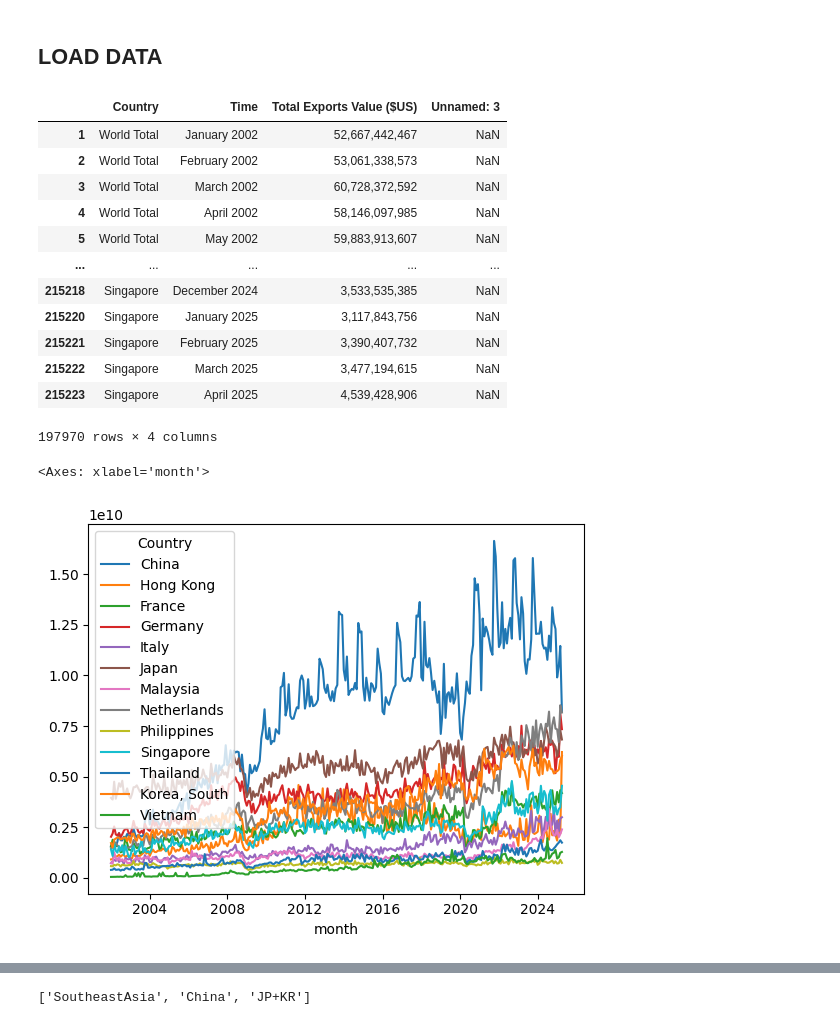
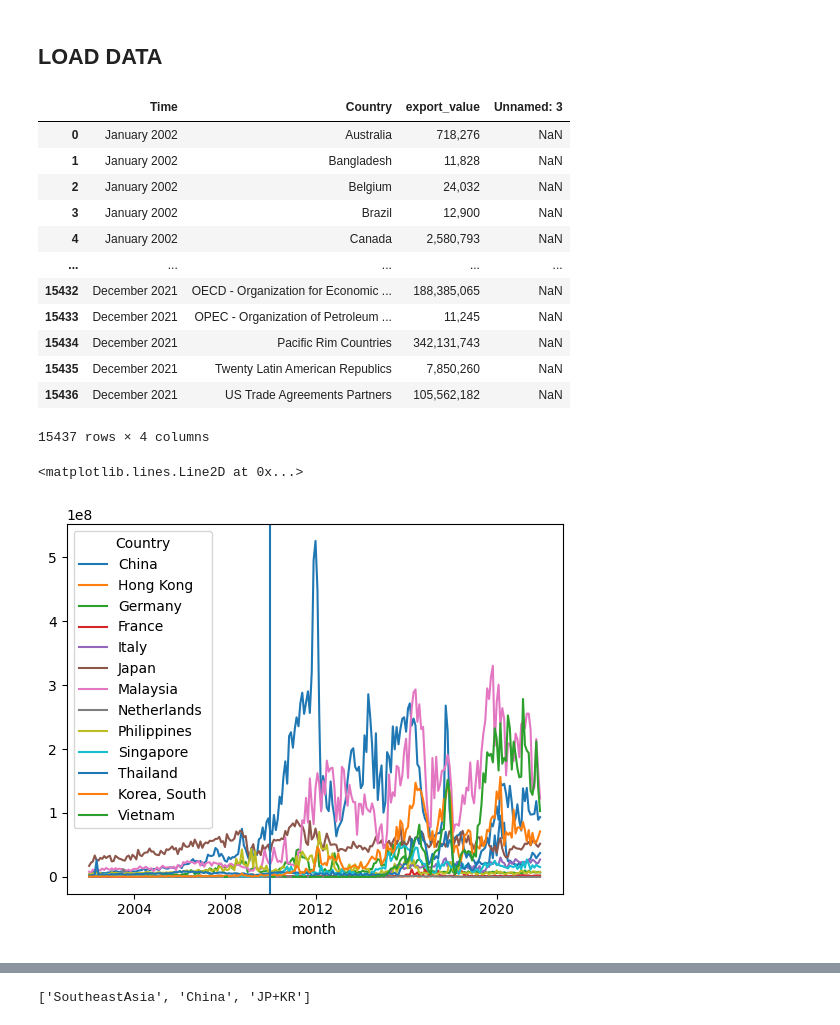
Before and after one commit to LeonardoPolverari/simulation_project, a Jupyter notebook: notebooks/prove_leo_scipy_mse.ipynb, the cells around one changed output, grey strips where cells are left out. Drawn from its saved outputs; the diff is of its cells as text; code cells hidden in the pictures.

Commit message:
new data

```diff
--- a/notebooks/prove_leo_scipy_mse.ipynb
+++ b/notebooks/prove_leo_scipy_mse.ipynb
@@ -18,37 +19,43 @@ data_path = ROOT / 'data'
 ## LOAD DATA
 # %%
 data_long = pd.read_csv(data_path / 'Regions_to_USA.csv')
-data_long2 = pd.read_csv(data_path / 'State Exports by NAICS Commodities.csv')
+# data_long2 = pd.read_csv(data_path / 'State Exports by HS Commodities.csv', sep= ';')
+data_long2 = pd.read_csv(data_path / 'Standard Report - Imports.csv')
 # %%
 data_long2 = data_long2.loc[~ data_long2['Time'].str[0].isin(list('1234567890'))]
 # %%
 data_long2
 # %% [output]
-|  | Country | Time | Total Exports Value ($US) | Unnamed: 3 |
-| 1 | World Total | January 2002 | 52,667,442,467 | NaN |
-| 2 | World Total | February 2002 | 53,061,338,573 | NaN |
-| 3 | World Total | March 2002 | 60,728,372,592 | NaN |
-| 4 | World Total | April 2002 | 58,146,097,985 | NaN |
-| 5 | World Total | May 2002 | 59,883,913,607 | NaN |
+|  | Time | Country | export_value | Unnamed: 3 |
+| 0 | January 2002 | Australia | 718,276 | NaN |
+| 1 | January 2002 | Bangladesh | 11,828 | NaN |
+| 2 | January 2002 | Belgium | 24,032 | NaN |
+| 3 | January 2002 | Brazil | 12,900 | NaN |
+| 4 | January 2002 | Canada | 2,580,793 | NaN |
 | ... | ... | ... | ... | ... |
-| 215218 | Singapore | December 2024 | 3,533,535,385 | NaN |
-| 215220 | Singapore | January 2025 | 3,117,843,756 | NaN |
-| 215221 | Singapore | February 2025 | 3,390,407,732 | NaN |
-| 215222 | Singapore | March 2025 | 3,477,194,615 | NaN |
-| 215223 | Singapore | April 2025 | 4,539,428,906 | NaN |
+| 15432 | December 2021 | OECD - Organization for Economic ... | 188,385,065 | NaN |
+| 15433 | December 2021 | OPEC - Organization of Petroleum ... | 11,245 | NaN |
+| 15434 | December 2021 | Pacific Rim Countries | 342,131,743 | NaN |
+| 15435 | December 2021 | Twenty Latin American Republics | 7,850,260 | NaN |
+| 15436 | December 2021 | US Trade Agreements Partners | 105,562,182 | NaN |
-197970 rows × 4 columns
+15437 rows × 4 columns
 # %%
 data_long2['month'] = pd.to_datetime(data_long2['Time']).dt.date
-data_long2 = data_long2.rename(columns={'Total Exports Value ($US)' : 'export_value'}).drop_duplicates()
+data_long2 = data_long2.rename(columns={'Total Value ($US)' : 'export_value'}).drop_duplicates()
 data_long2['export_value'] = data_long2['export_value'].str.replace(',', '').astype(float)
 # %%
 df = data_long.pivot(index='month', columns='region', values='export_value').reset_index()
 df2 = data_long2.pivot(index='month', columns='Country', values='export_value').reset_index()
 # %%
 df2 = df2.set_index('month')
+# %%
+df2['china'] = df2[['China', 'Hong Kong']].sum(axis=1)
+df2['europe'] = df2[['France', 'Germany', 'Italy', 'Netherlands']].sum(axis=1)
+df2['jp_kr'] = df2[['Japan', 'Korea, South']].sum(axis=1)
 # %%
-df2[['China', 'Hong Kong', 'France', 'Germany', 'Italy', 'Japan', 'Malaysia', 'Netherlands', 'Philippines', 'Singapore', 'Thailand', 'Korea, South',
+df2[['China', 'Hong Kong', 'Germany', 'France', 'Italy', 'Japan', 'Malaysia', 'Netherlands', 'Philippines', 'Singapore', 'Thailand', 'Korea, South',
      'Vietnam']].plot(kind = 'line')
+plt.axvline(dt.datetime(2010, 1, 1))
 # %% [output]
-<Axes: xlabel='month'>
+<matplotlib.lines.Line2D at 0x...>
-[figure, old version]
+[figure, new version]
```
Also changed, not shown: parts of 12 cells of this notebook, 1 other file.
